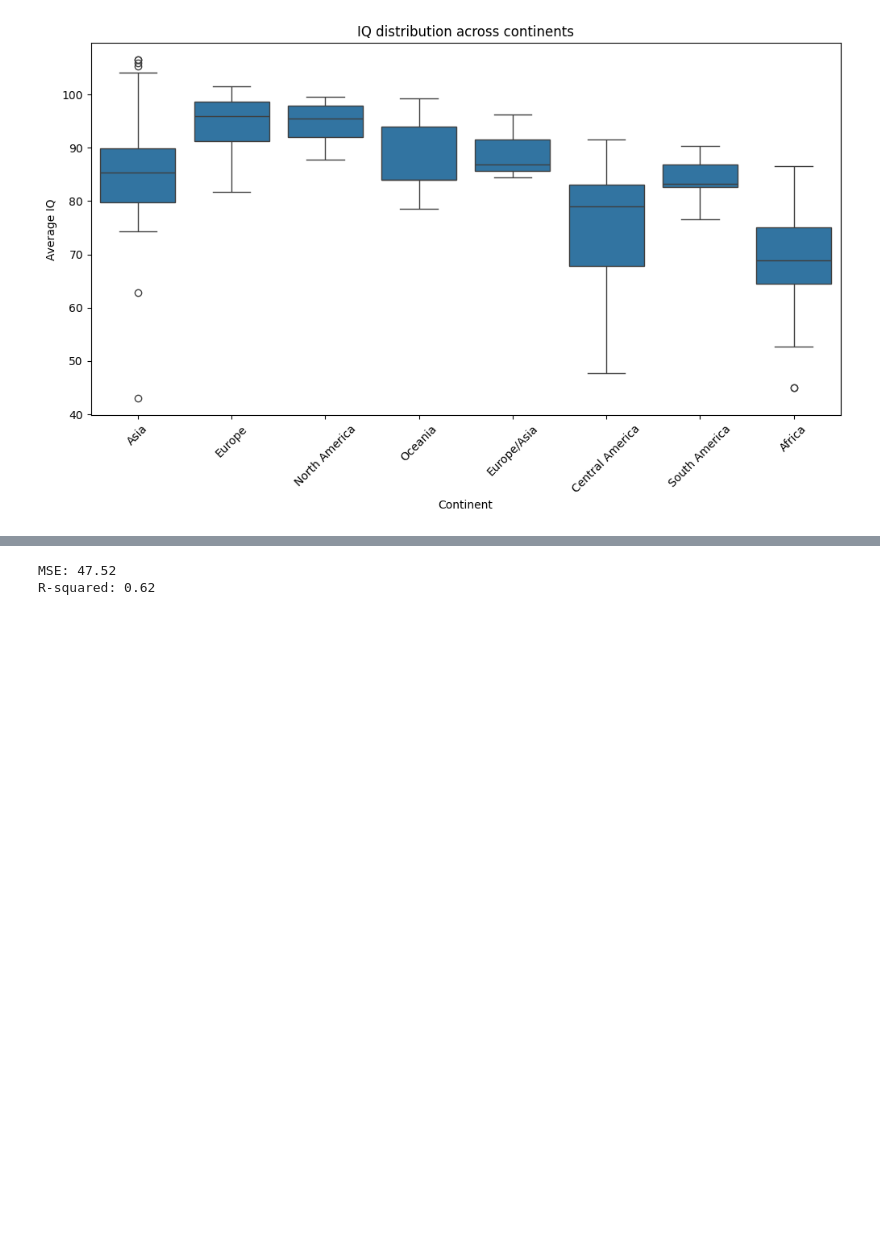
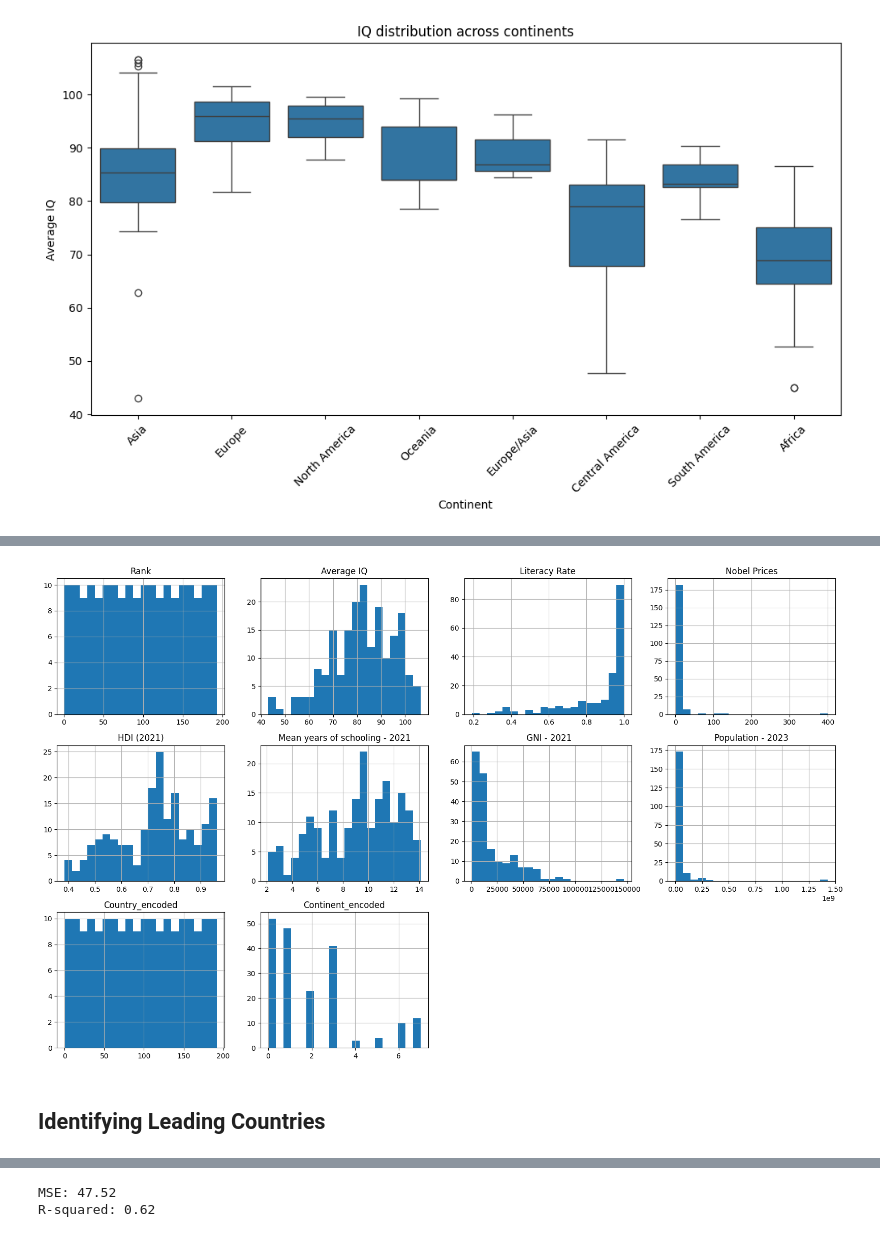
Before and after one commit to Galyna-S/capstone_project, a Jupyter notebook: project2.ipynb, the cells around one changed output, grey strips where cells are left out. Saved outputs shown, nothing was run; the diff lists cells and outputs as text; code cells hidden in the pictures; blank space fills up the shorter version.

```diff
--- a/project2.ipynb
+++ b/project2.ipynb
@@ -187 +267,9 @@ plt.show()
+# %%
+df1.hist(layout=(3, 4), bins=20, figsize=(16, 10))
+plt.tight_layout()
+plt.show()
+# %% [output]
+[figure, added]
+# %% [markdown]
+## Identifying Leading Countries
 # %%
```
Also changed, not shown: parts of 16 cells of this notebook.
